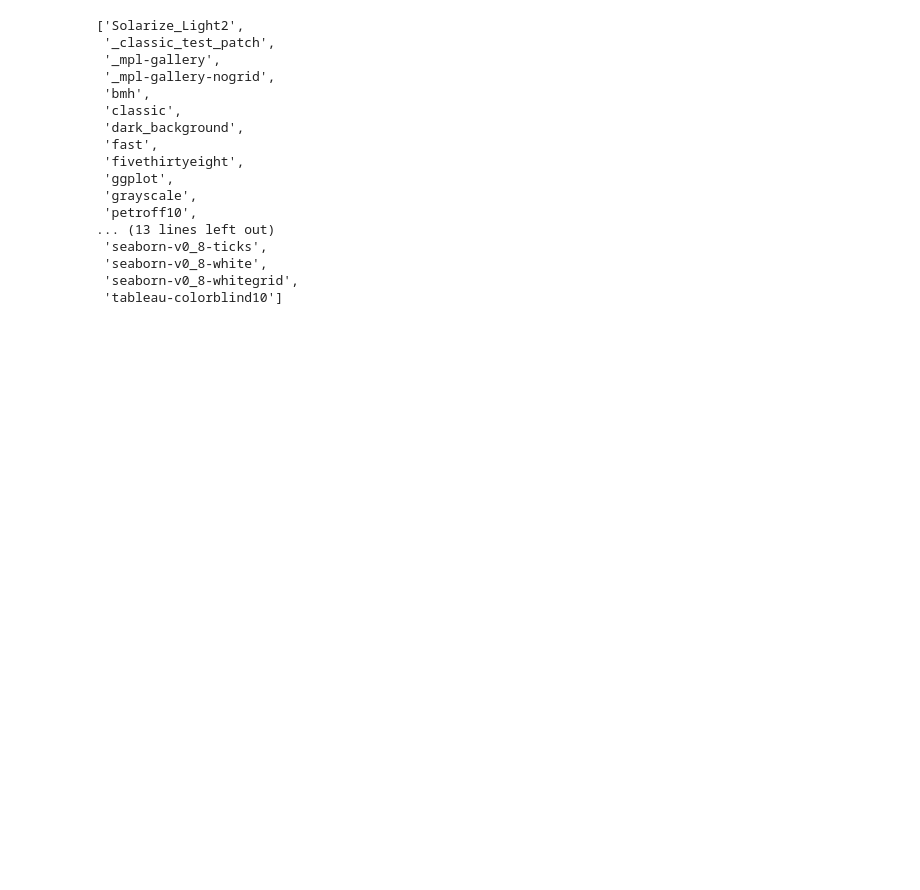
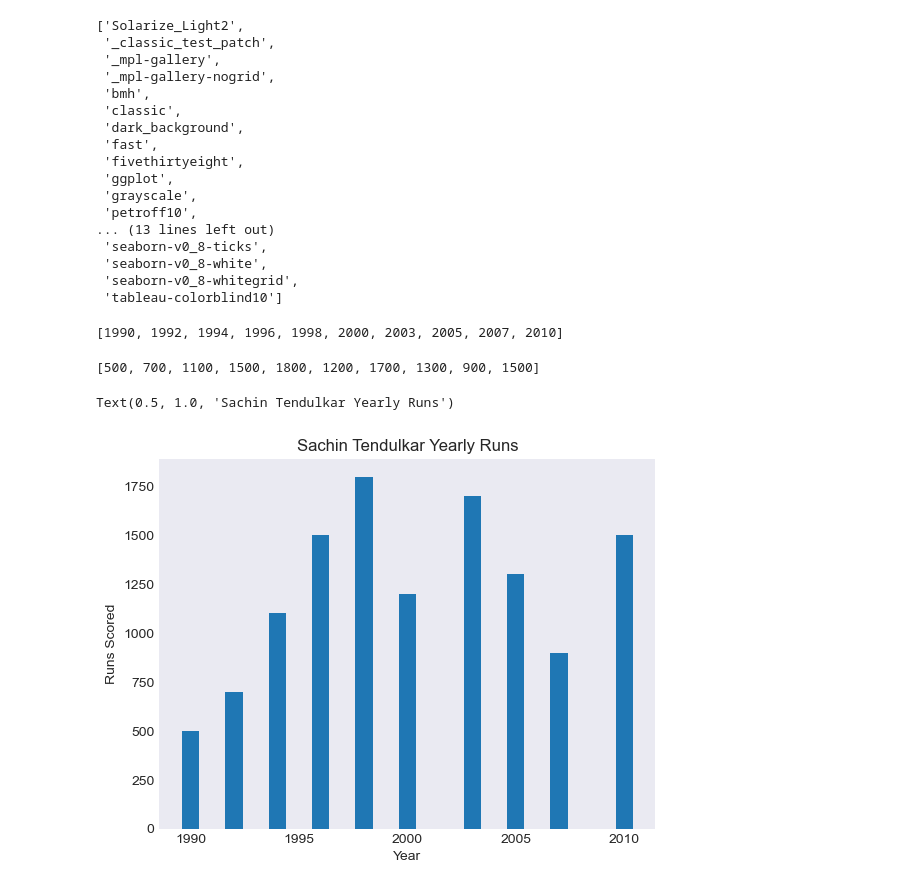
Before and after one commit to Kabir-Khan7/data-science-foundations, a Jupyter notebook: 04_Step_Data_Visualization/01_Matplotlib.ipynb, the cells around one changed output. Saved outputs shown, nothing was run; the diff lists cells and outputs as text; code cells hidden in the pictures; blank space fills up the shorter version.

```diff
--- a/04_Step_Data_Visualization/01_Matplotlib.ipynb
+++ b/04_Step_Data_Visualization/01_Matplotlib.ipynb
@@ -69,3 +70,19 @@ plt.style.available
  'seaborn-v0_8-white',
  'seaborn-v0_8-whitegrid',
  'tableau-colorblind10']
+# %%
+years
+# %% [output]
+[1990, 1992, 1994, 1996, 1998, 2000, 2003, 2005, 2007, 2010]
+# %%
+runs
+# %% [output]
+[500, 700, 1100, 1500, 1800, 1200, 1700, 1300, 900, 1500]
+# %%
+plt.bar(years, runs)
+plt.xlabel("Year")
+plt.ylabel("Runs Scored")
+plt.title("Sachin Tendulkar Yearly Runs")
+# %% [output]
+Text(0.5, 1.0, 'Sachin Tendulkar Yearly Runs')
+[figure, added]
```
Also changed, not shown: parts of 8 cells of this notebook, 4 other files.
